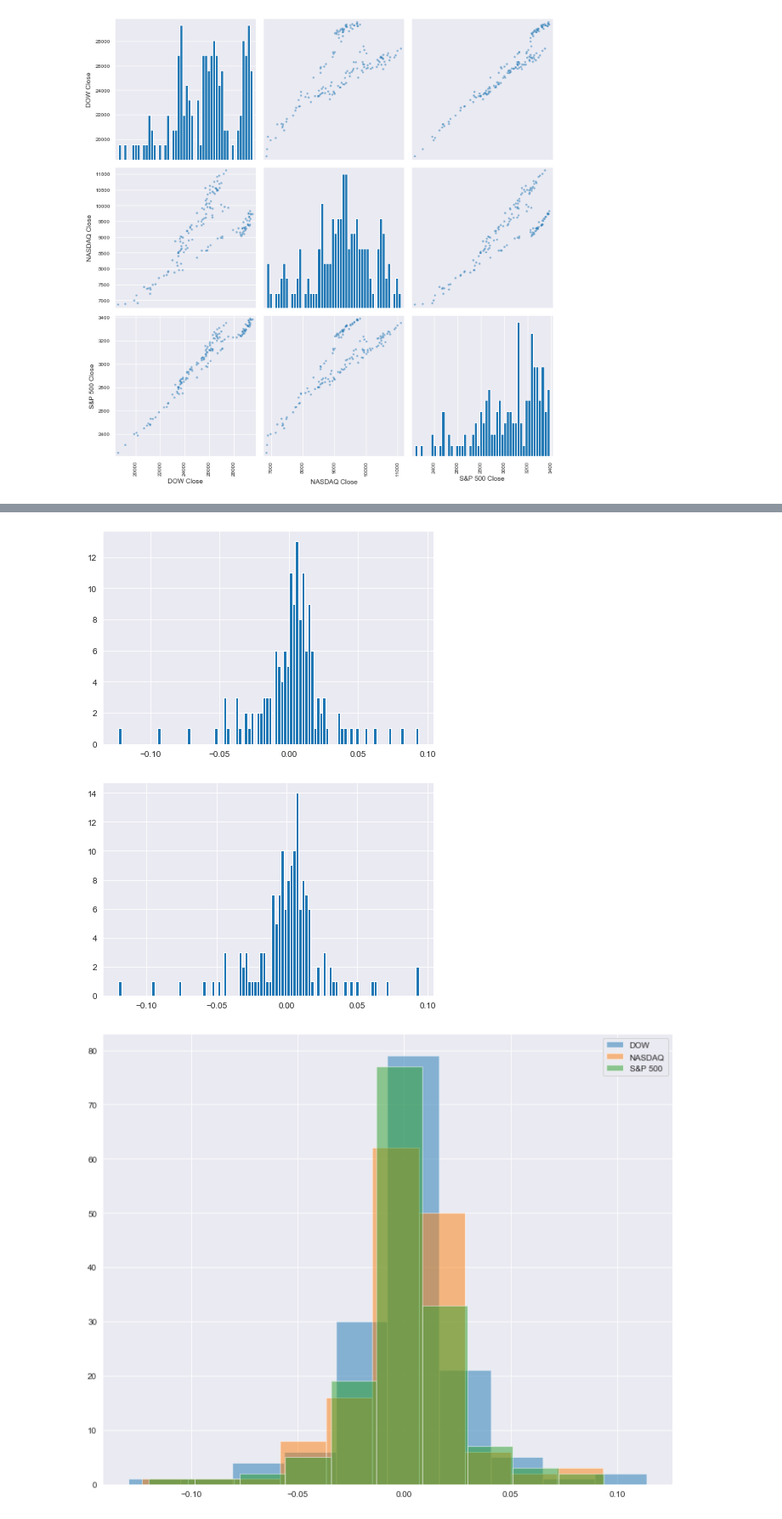
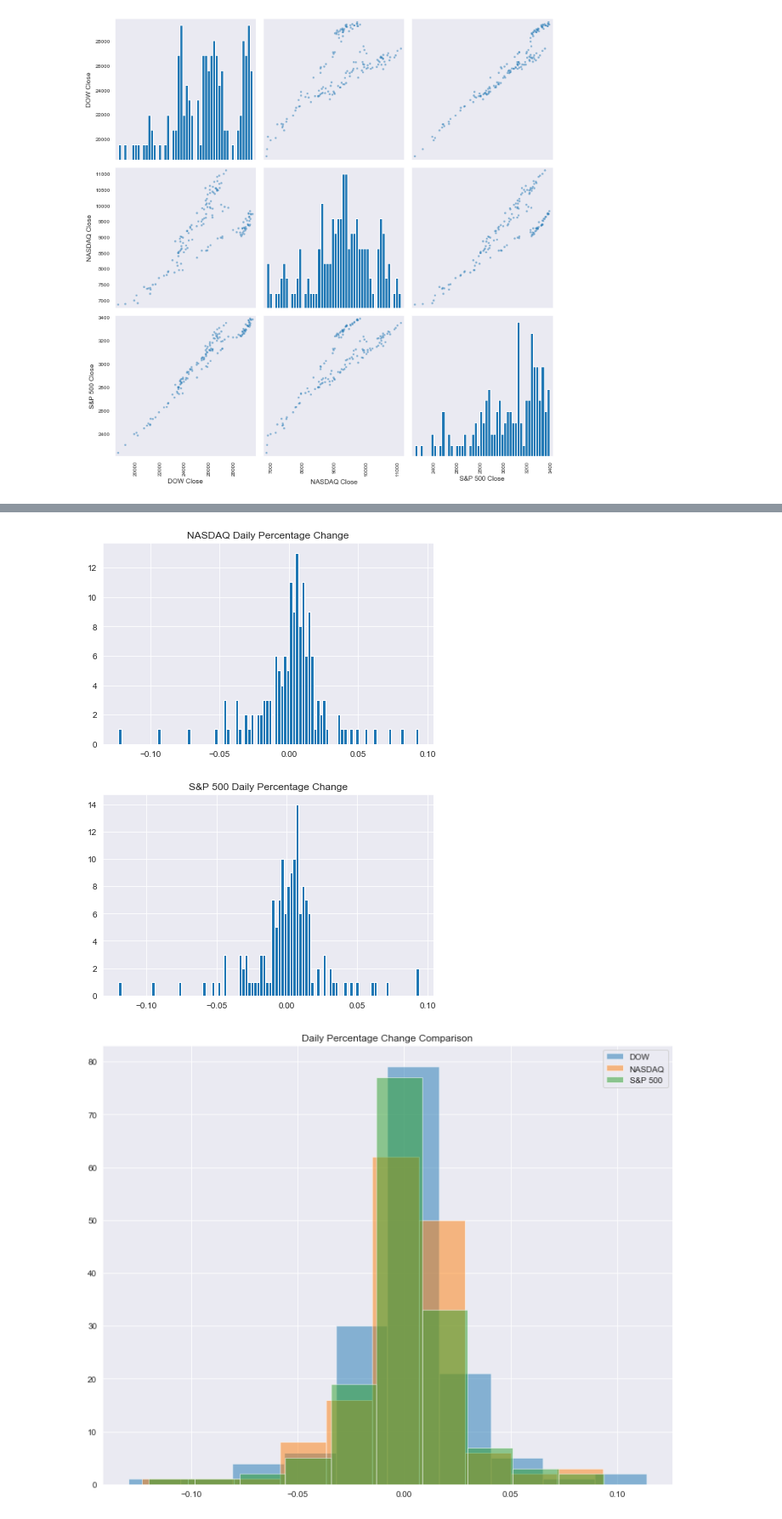
Before and after one commit to nsheikh23/COVID_StockMarket_Analysis, a Jupyter notebook: MainScript.ipynb, the cells around one changed output, grey strips where cells are left out. Shown at 85% size. Saved outputs shown, nothing was run; the diff lists cells and outputs as text; code cells hidden in the pictures.

```diff
--- a/MainScript.ipynb
+++ b/MainScript.ipynb
@@ -521,27 +514,33 @@ plt.show()
 # %%
 # Histogram of NASDAQ Daily Percentage Change
 NDX['Returns'].hist(bins=100)
+plt.title("NASDAQ Daily Percentage Change")
 plt.tight_layout()
+plt.savefig('Figures/Figure17')
 plt.show()
 # %% [output]
-[figure, old version]
+[figure, new version]
 # %%
 # Histogram of S&P 500 Daily Percentage Change
 SPX['Returns'].hist(bins=100)
+plt.title("S&P 500 Daily Percentage Change")
 plt.tight_layout()
+plt.savefig("Figures/Figure18")
 plt.show()
 # %% [output]
-[figure, old version]
+[figure, new version]
 # %%
 # Combined Daily Percentage Change histogram of all indices
 DJI['Returns'].hist(bins=10, label='DOW', figsize=(10,8), alpha=0.5)
 NDX['Returns'].hist(bins=10, label='NASDAQ', alpha=0.5)
 SPX['Returns'].hist(bins=10, label='S&P 500', alpha=0.5)
 plt.legend()
+plt.title("Daily Percentage Change Comparison")
 plt.tight_layout()
+plt.savefig("Figures/Figure19")
 plt.show()
 # %% [output]
-[figure, old version]
+[figure, new version]
 # %%
 # Another visualization of the Daily Percentage Change for all indices
 DJI['Returns'].plot(kind='kde', label='DOW', figsize=(10,8))
```
Also changed, not shown: parts of 27 cells of this notebook, 25 other files.
